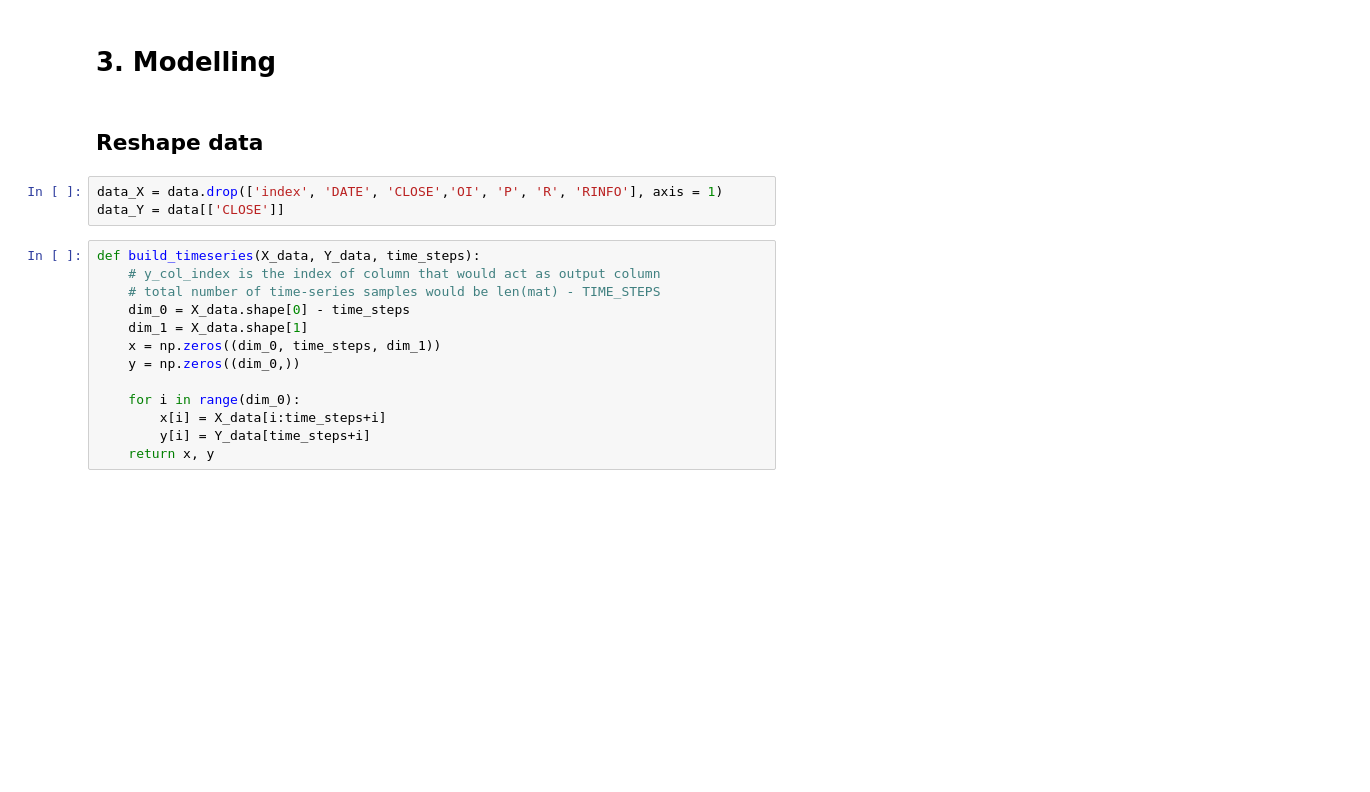
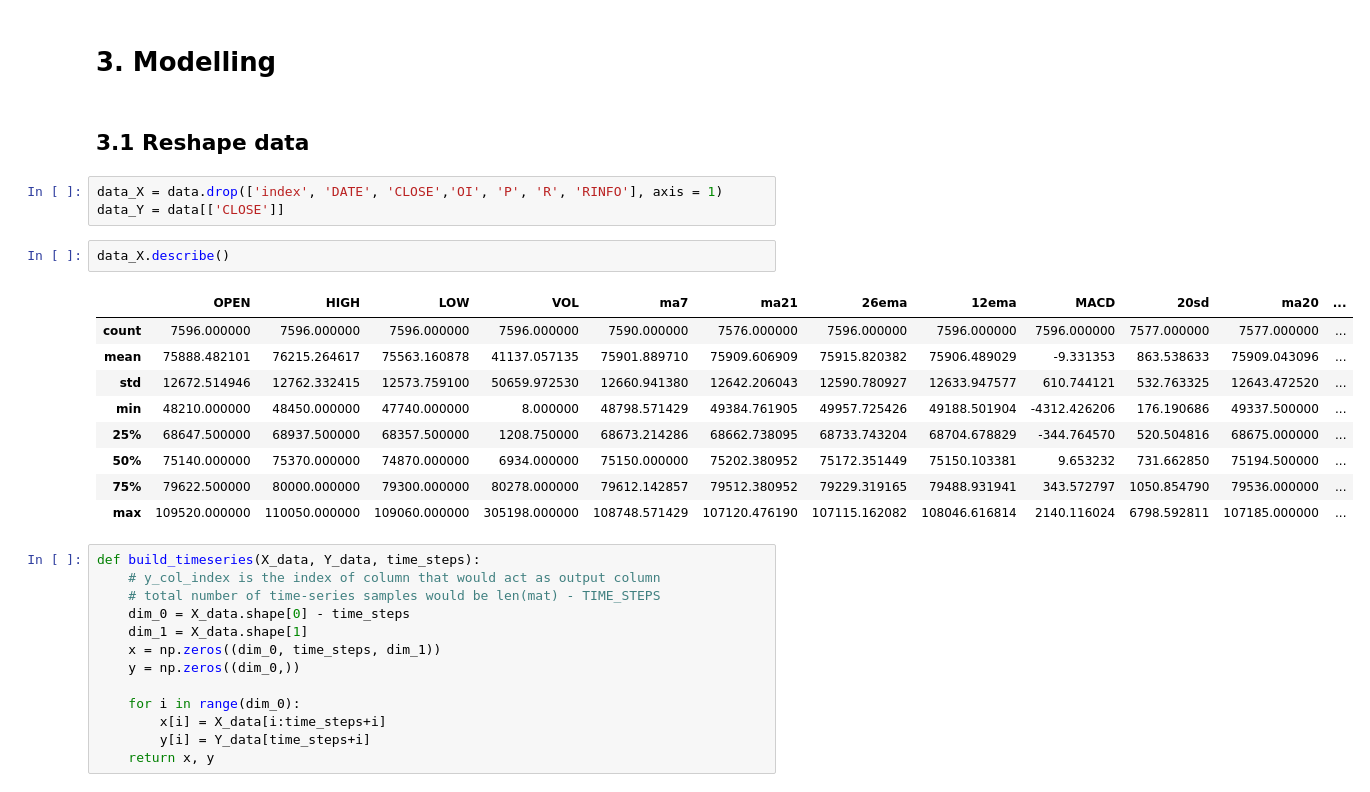
Before and after one commit to yy96/Team_Ravioli_Timeseries, a Jupyter notebook: Notebooks/LSTM model.ipynb, the cells around one changed output. Saved outputs shown, nothing was run; the diff lists cells and outputs as text; blank space fills up the shorter version.

```diff
--- a/Notebooks/LSTM model.ipynb
+++ b/Notebooks/LSTM model.ipynb
@@ -124,10 +119,22 @@ def normalise(input):
 # %% [markdown]
 # 3. Modelling
 # %% [markdown]
-## Reshape data
+## 3.1 Reshape data
 # %%
 data_X = data.drop(['index', 'DATE', 'CLOSE','OI', 'P', 'R', 'RINFO'], axis = 1)
 data_Y = data[['CLOSE']]
+# %%
+data_X.describe()
+# %% [output]
+|  | OPEN | HIGH | LOW | VOL | ma7 | ma21 | 26ema | 12ema | MACD | 20sd | ma20 | ... |
+| count | 7596.000000 | 7596.000000 | 7596.000000 | 7596.000000 | 7590.000000 | 7576.000000 | 7596.000000 | 7596.000000 | 7596.000000 | 7577.000000 | 7577.000000 | ... |
+| mean | 75888.482101 | 76215.264617 | 75563.160878 | 41137.057135 | 75901.889710 | 75909.606909 | 75915.820382 | 75906.489029 | -9.331353 | 863.538633 | 75909.043096 | ... |
+| std | 12672.514946 | 12762.332415 | 12573.759100 | 50659.972530 | 12660.941380 | 12642.206043 | 12590.780927 | 12633.947577 | 610.744121 | 532.763325 | 12643.472520 | ... |
+| min | 48210.000000 | 48450.000000 | 47740.000000 | 8.000000 | 48798.571429 | 49384.761905 | 49957.725426 | 49188.501904 | -4312.426206 | 176.190686 | 49337.500000 | ... |
+| 25% | 68647.500000 | 68937.500000 | 68357.500000 | 1208.750000 | 68673.214286 | 68662.738095 | 68733.743204 | 68704.678829 | -344.764570 | 520.504816 | 68675.000000 | ... |
+| 50% | 75140.000000 | 75370.000000 | 74870.000000 | 6934.000000 | 75150.000000 | 75202.380952 | 75172.351449 | 75150.103381 | 9.653232 | 731.662850 | 75194.500000 | ... |
+| 75% | 79622.500000 | 80000.000000 | 79300.000000 | 80278.000000 | 79612.142857 | 79512.380952 | 79229.319165 | 79488.931941 | 343.572797 | 1050.854790 | 79536.000000 | ... |
+| max | 109520.000000 | 110050.000000 | 109060.000000 | 305198.000000 | 108748.571429 | 107120.476190 | 107115.162082 | 108046.616814 | 2140.116024 | 6798.592811 | 107185.000000 | ... |
 # %%
 def build_timeseries(X_data, Y_data, time_steps):
     # y_col_index is the index of column that would act as output column
```
Also changed, not shown: parts of 18 cells of this notebook.
